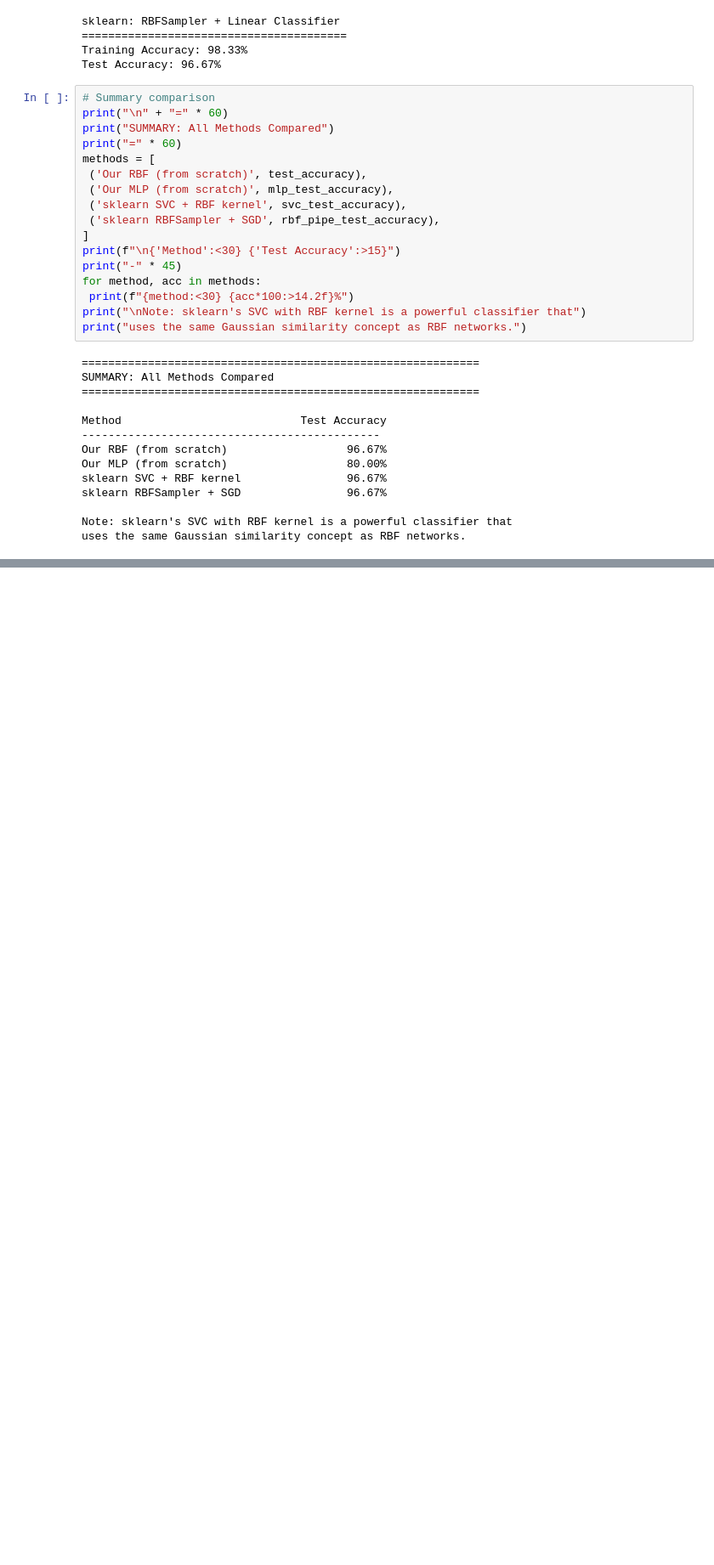
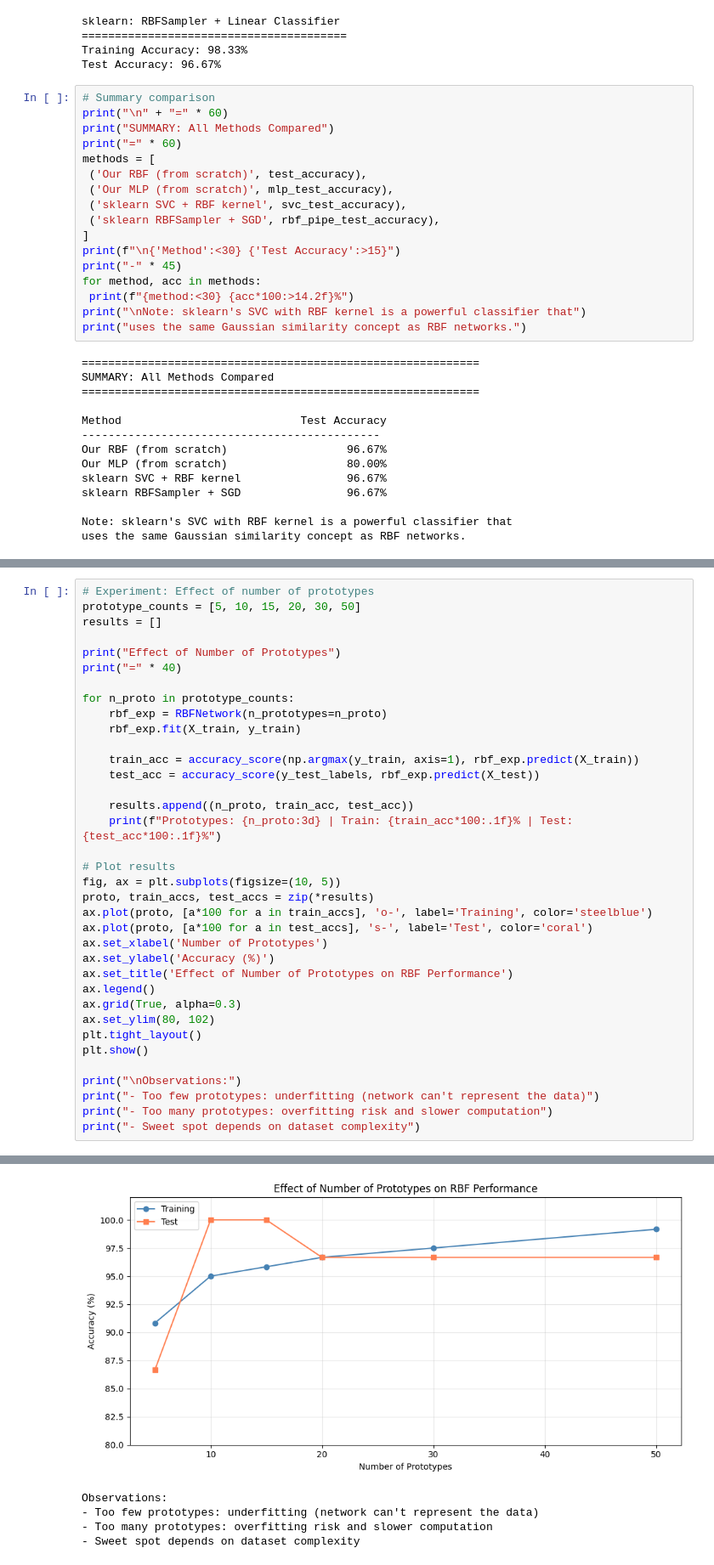
Before and after one commit to MatthewMcCarthy1/artificial-intelligence, a Jupyter notebook: lab-3/lab-three.ipynb, the cells around one changed output, grey strips where cells are left out. Shown at 85% size. Saved outputs shown, nothing was run; the diff lists cells and outputs as text; blank space fills up the shorter version.

```diff
--- a/lab-3/lab-three.ipynb
+++ b/lab-3/lab-three.ipynb
@@ -698,0 +705,37 @@ uses the same Gaussian similarity concept as RBF networks.
+# %%
+# Experiment: Effect of number of prototypes
+prototype_counts = [5, 10, 15, 20, 30, 50]
+results = []
+
+print("Effect of Number of Prototypes")
+print("=" * 40)
+
+for n_proto in prototype_counts:
+    rbf_exp = RBFNetwork(n_prototypes=n_proto)
+    rbf_exp.fit(X_train, y_train)
+
+    train_acc = accuracy_score(np.argmax(y_train, axis=1), rbf_exp.predict(X_train))
+    test_acc = accuracy_score(y_test_labels, rbf_exp.predict(X_test))
+
+    results.append((n_proto, train_acc, test_acc))
+    print(f"Prototypes: {n_proto:3d} | Train: {train_acc*100:.1f}% | Test: {test_acc*100:.1f}%")
+
+# Plot results
+fig, ax = plt.subplots(figsize=(10, 5))
+proto, train_accs, test_accs = zip(*results)
+ax.plot(proto, [a*100 for a in train_accs], 'o-', label='Training', color='steelblue')
+ax.plot(proto, [a*100 for a in test_accs], 's-', label='Test', color='coral')
+ax.set_xlabel('Number of Prototypes')
+ax.set_ylabel('Accuracy (%)')
+ax.set_title('Effect of Number of Prototypes on RBF Performance')
+ax.legend()
+ax.grid(True, alpha=0.3)
+ax.set_ylim(80, 102)
+plt.tight_layout()
+plt.show()
+
+print("\nObservations:")
+print("- Too few prototypes: underfitting (network can't represent the data)")
+print("- Too many prototypes: overfitting risk and slower computation")
+print("- Sweet spot depends on dataset complexity")
+# %% [output]
@@ -698,0 +759,5 @@ uses the same Gaussian similarity concept as RBF networks.
+[figure, added]
+Observations:
+- Too few prototypes: underfitting (network can't represent the data)
+- Too many prototypes: overfitting risk and slower computation
+- Sweet spot depends on dataset complexity
```
Also changed, not shown: parts of 5 cells of this notebook.
